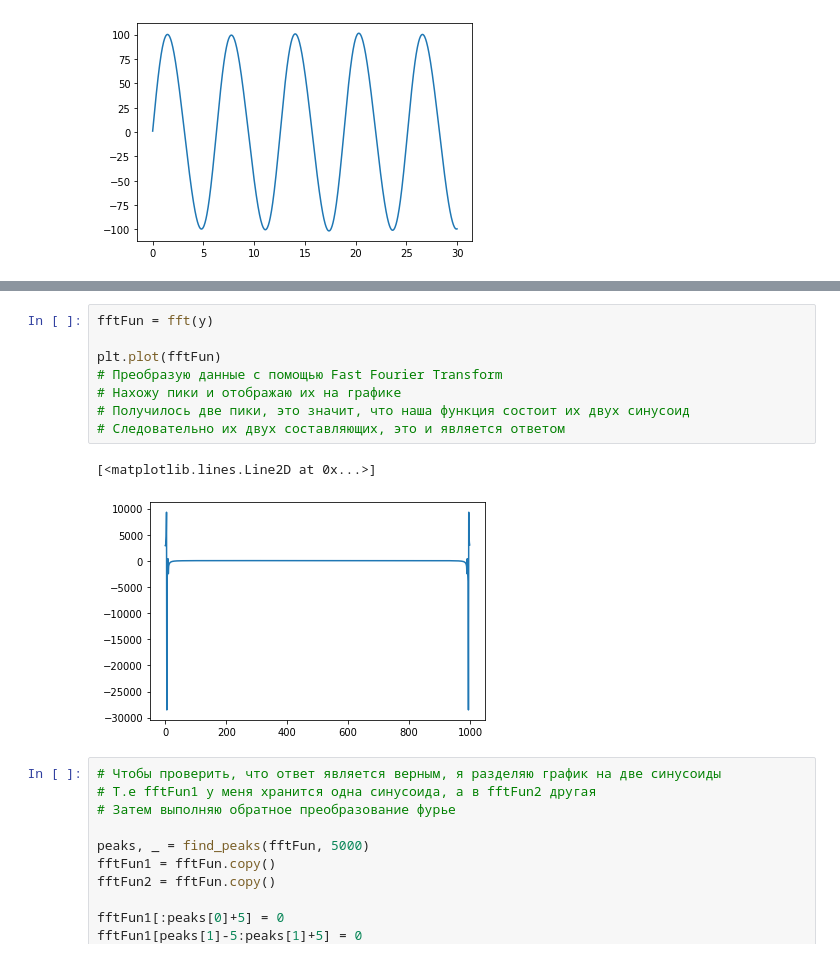
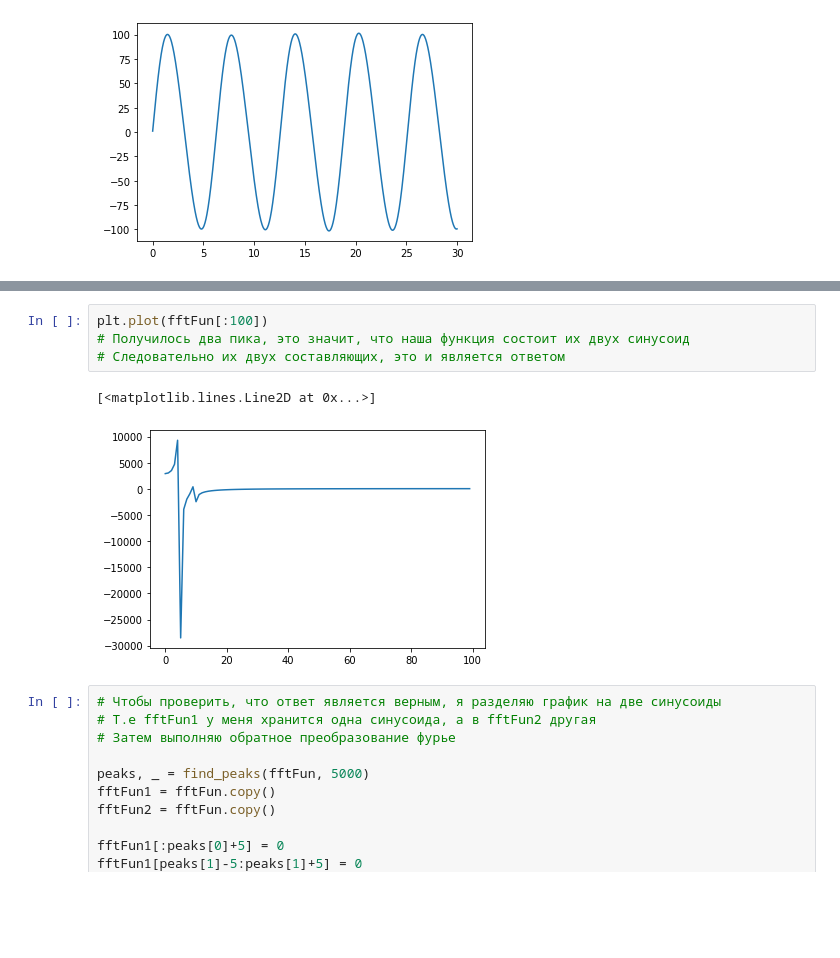
Before and after one commit to topspeshik/AI, a Jupyter notebook: control_work.ipynb, the cells around one changed output, grey strips where cells are left out. Drawn from its saved outputs; the diff is of its cells as text; blank space fills up the shorter version.

```diff
--- a/control_work.ipynb
+++ b/control_work.ipynb
@@ -19,14 +27,10 @@ plt.plot(t,y)
 # %%
-fftFun = fft(y)
-
-plt.plot(fftFun)
-# Преобразую данные с помощью Fast Fourier Transform
-# Нахожу пики и отображаю их на графике
-# Получилось две пики, это значит, что наша функция состоит их двух синусоид
+plt.plot(fftFun[:100])
+# Получилось два пика, это значит, что наша функция состоит их двух синусоид
 # Следовательно их двух составляющих, это и является ответом
 # %% [output]
 [<matplotlib.lines.Line2D at 0x...>]
-[figure, old version]
+[figure, new version]
 # %%
 # Чтобы проверить, что ответ является верным, я разделяю график на две синусоиды
 # Т.е fftFun1 у меня хранится одна синусоида, а в fftFun2 другая
```
Also changed, not shown: parts of 1 cell of this notebook.
